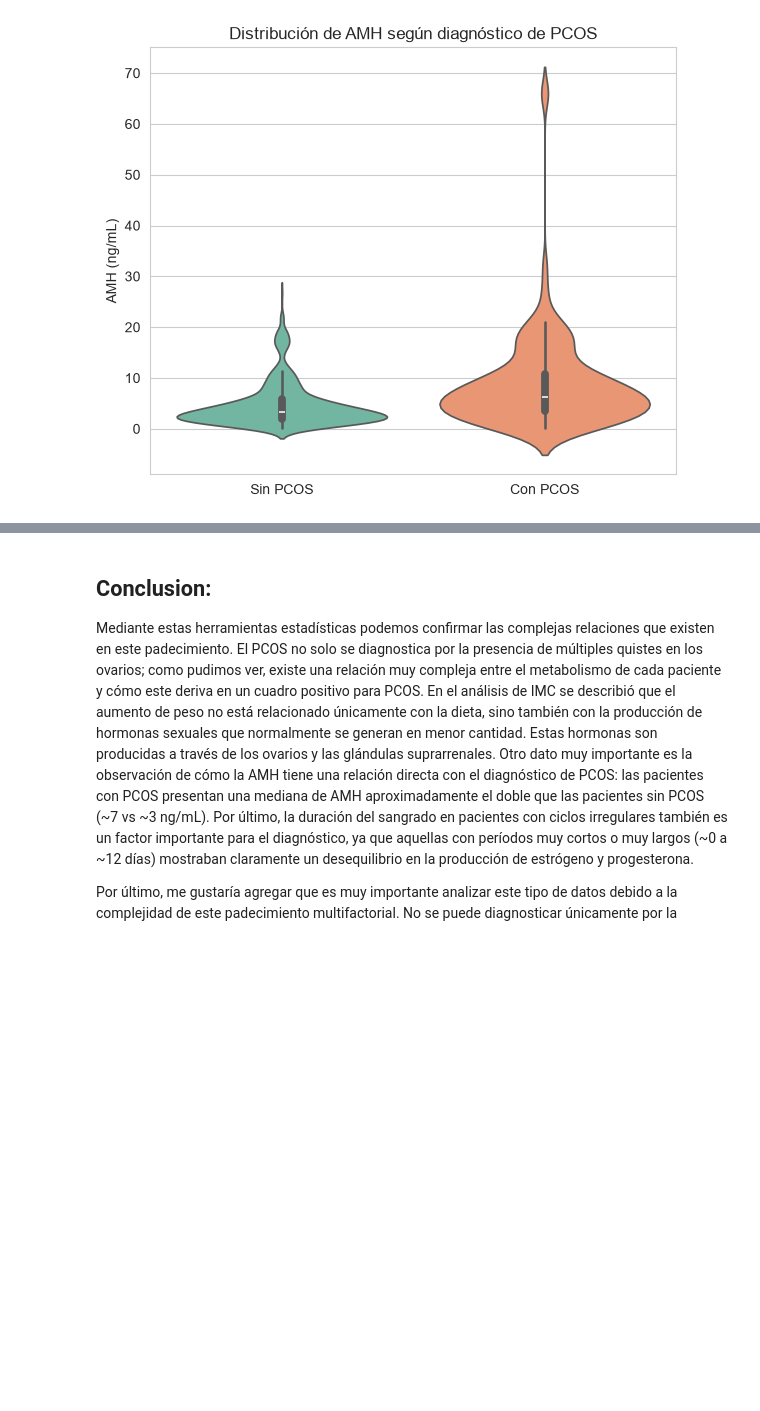
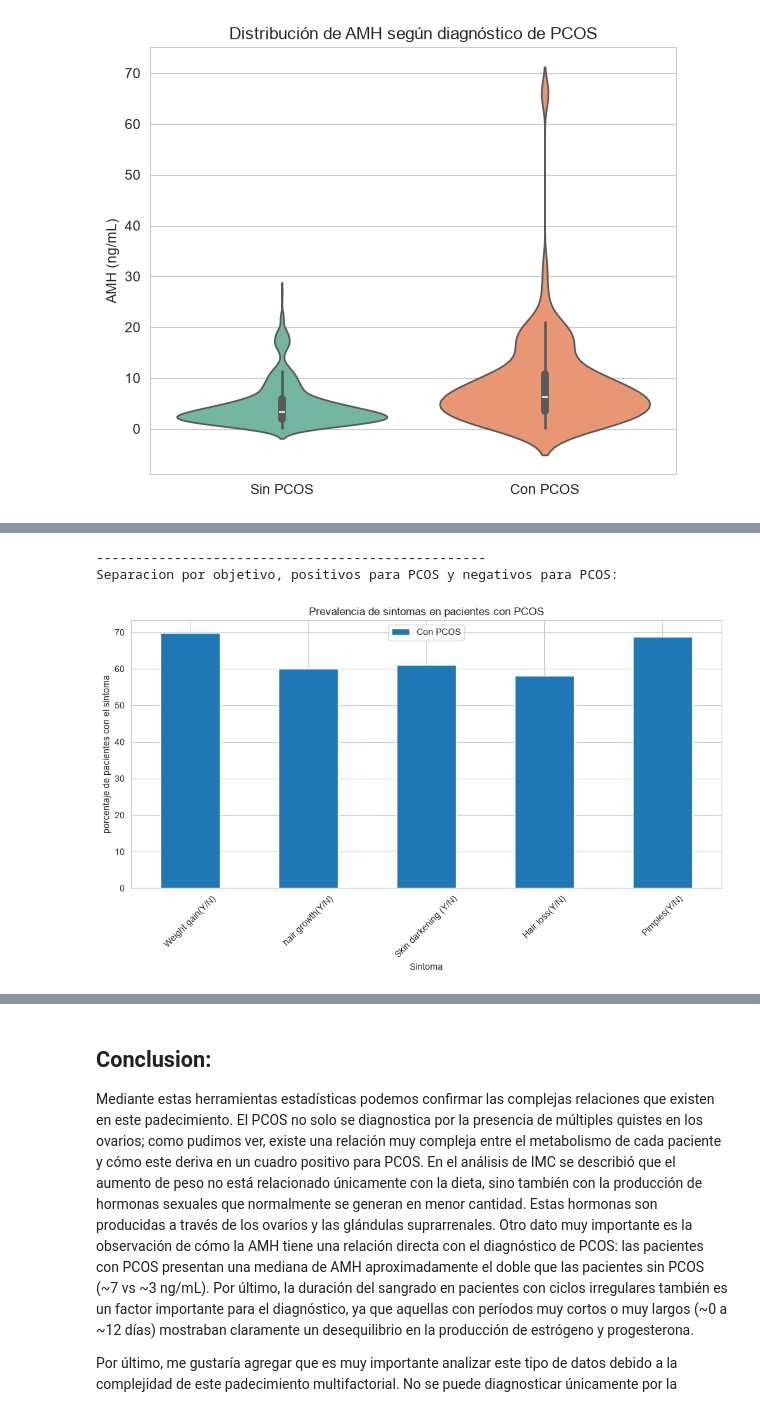
Before and after one commit to Elsarabia15/ICD-2026, a Jupyter notebook: Practicas/Practica-1/Practica-I.ipynb, the cells around one changed output, grey strips where cells are left out. Cells and saved outputs as stored; diff of their text form; code cells hidden in the pictures; blank space fills up the shorter version.

Commit message:
Agregada la representacion grafica de sintomas fisicos

```diff
--- a/Practicas/Practica-1/Practica-I.ipynb
+++ b/Practicas/Practica-1/Practica-I.ipynb
@@ -246,7 +276,7 @@ El boxplot comparativo muestra una diferencia clara entre grupos: las pacientes
 # %%
 sns.set_style("whitegrid")
 
-df = pd.read_csv("../Datos/PCOS_extended_dataset.csv")
+df = pd.read_csv(dataset_path)
 df.columns = df.columns.str.strip()
 
 df["AMH(ng/mL)"] = pd.to_numeric(df["AMH(ng/mL)"], errors="coerce")
@@ -348,0 +325,47 @@ dtype: float64
+# %%
+print("--------------------------------------------------")
+print("Separacion por objetivo, positivos para PCOS y negativos para PCOS:")
+df_0 = df[df["PCOS (Y/N)"] == 0]
+df_1 = df[df["PCOS (Y/N)"] == 1]
+
+df_1 = df_1[[
+    "PCOS (Y/N)",
+    "Weight gain(Y/N)",
+    "hair growth(Y/N)",
+    "Skin darkening (Y/N)",
+    "Hair loss(Y/N)",
+    "Pimples(Y/N)"
+]]
+
+df_0 = df_0[[
+    "PCOS (Y/N)",
+    "Weight gain(Y/N)",
+    "hair growth(Y/N)",
+    "Skin darkening (Y/N)",
+    "Hair loss(Y/N)",
+    "Pimples(Y/N)"
+]]
+
+sintomas = [
+    #"PCOS (Y/N)",
+    "Weight gain(Y/N)",
+    "hair growth(Y/N)",
+    "Skin darkening (Y/N)",
+    "Hair loss(Y/N)",
+    "Pimples(Y/N)"
+]
+
+# % de pacientes con cada sintoma, separado por positivo a PCOS
+proporciones = df_1.groupby("PCOS (Y/N)")[sintomas].mean() * 100
+proporciones.T.plot(kind="bar", figsize=(10,6))
+plt.ylabel("porcentaje de pacientes con el sintoma")
+plt.xlabel("Sintoma")
+plt.title("Prevalencia de sintomas en pacientes con PCOS")
+plt.legend(["Con PCOS"])
+plt.xticks(rotation=45)
+plt.tight_layout()
+plt.show()
+# %% [output]
+--------------------------------------------------
+Separacion por objetivo, positivos para PCOS y negativos para PCOS:
+[figure, added]
```
Also changed, not shown: parts of 11 cells of this notebook, 1 other file.
